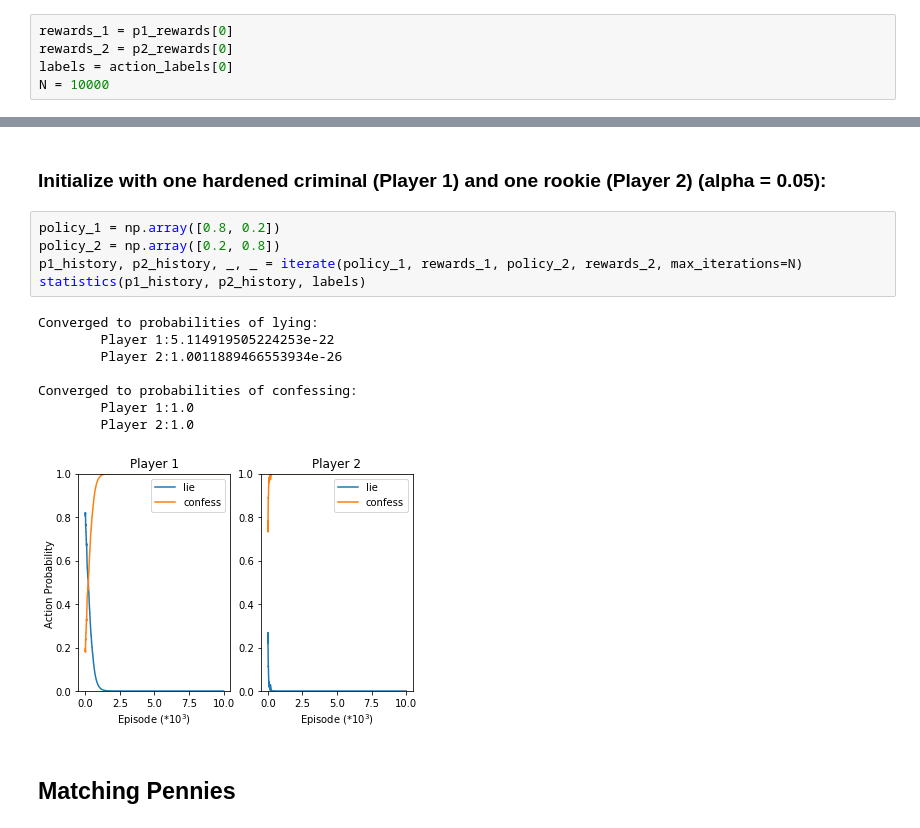
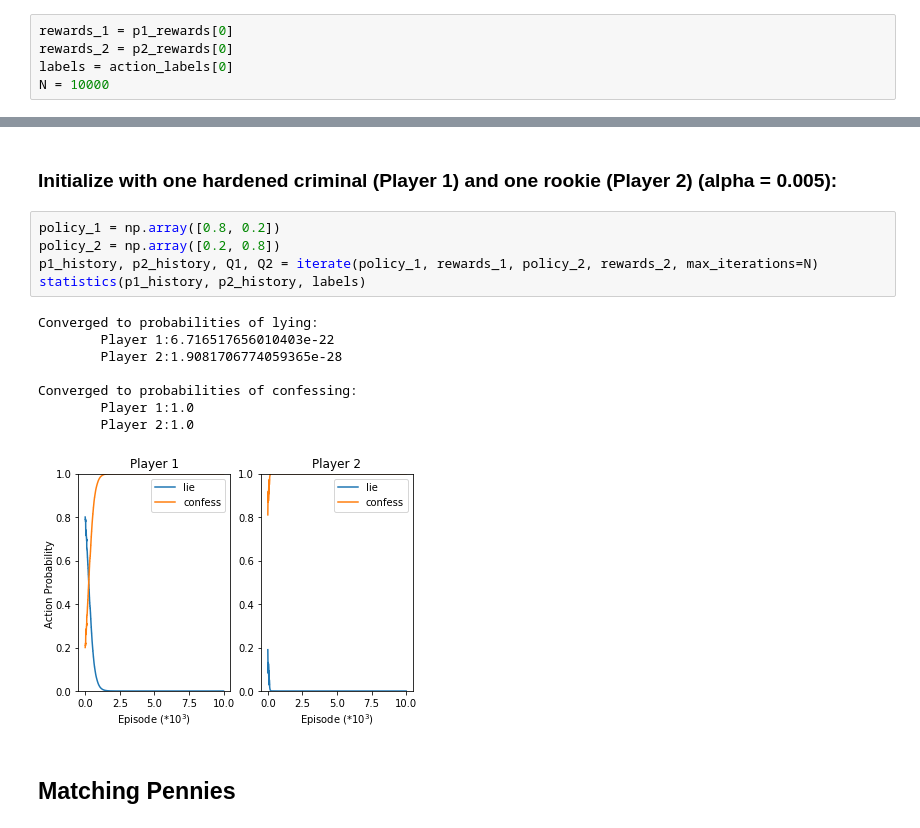
Before and after one commit to hughmor/rl-matrix-games, a Jupyter notebook: report.ipynb, the cells around one changed output, grey strips where cells are left out. Saved outputs shown, nothing was run; the diff lists cells and outputs as text.

```diff
--- a/report.ipynb
+++ b/report.ipynb
@@ -46,19 +46,19 @@ make_plots(p1_history, p2_history, labels)
 # %% [markdown]
-### Initialize with one hardened criminal (Player 1) and one rookie (Player 2) (alpha = 0.05):
+### Initialize with one hardened criminal (Player 1) and one rookie (Player 2) (alpha = 0.005):
 # %%
 policy_1 = np.array([0.8, 0.2])
 policy_2 = np.array([0.2, 0.8])
-p1_history, p2_history, _, _ = iterate(policy_1, rewards_1, policy_2, rewards_2, max_iterations=N)
+p1_history, p2_history, Q1, Q2 = iterate(policy_1, rewards_1, policy_2, rewards_2, max_iterations=N)
 statistics(p1_history, p2_history, labels)
 # %% [output]
 Converged to probabilities of lying:
-        Player 1:5.114919505224253e-22
-        Player 2:1.0011889466553934e-26
+        Player 1:6.716517656010403e-22
+        Player 2:1.9081706774059365e-28
 
 Converged to probabilities of confessing:
         Player 1:1.0
         Player 2:1.0
-[figure, old version]
+[figure, new version]
 # %% [markdown]
 ## Matching Pennies
 # %%
```
Also changed, not shown: parts of 28 cells of this notebook, 1 other file.
